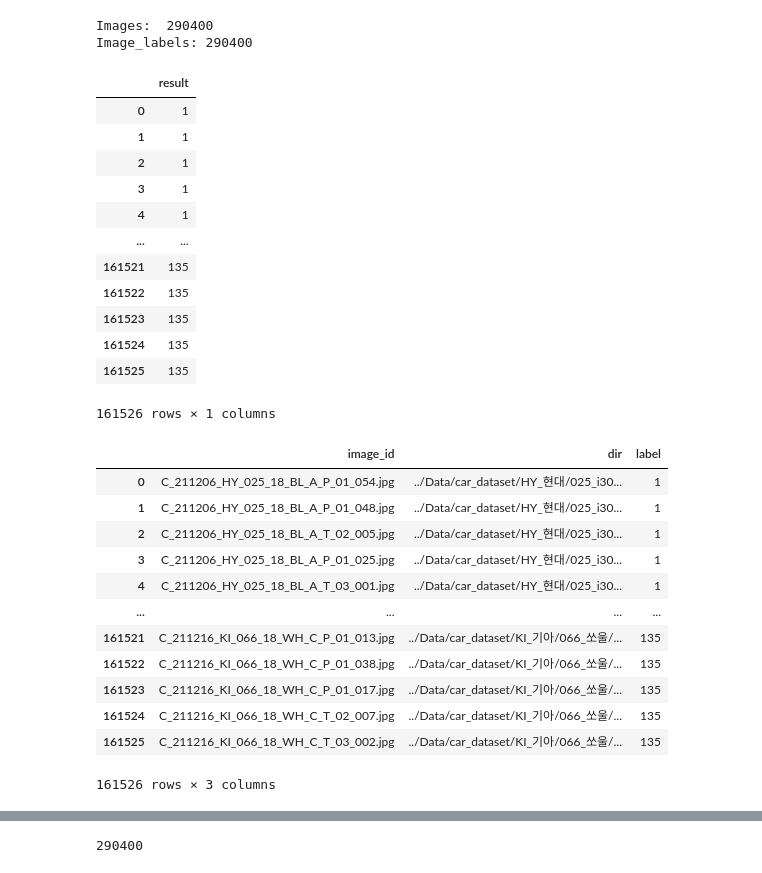
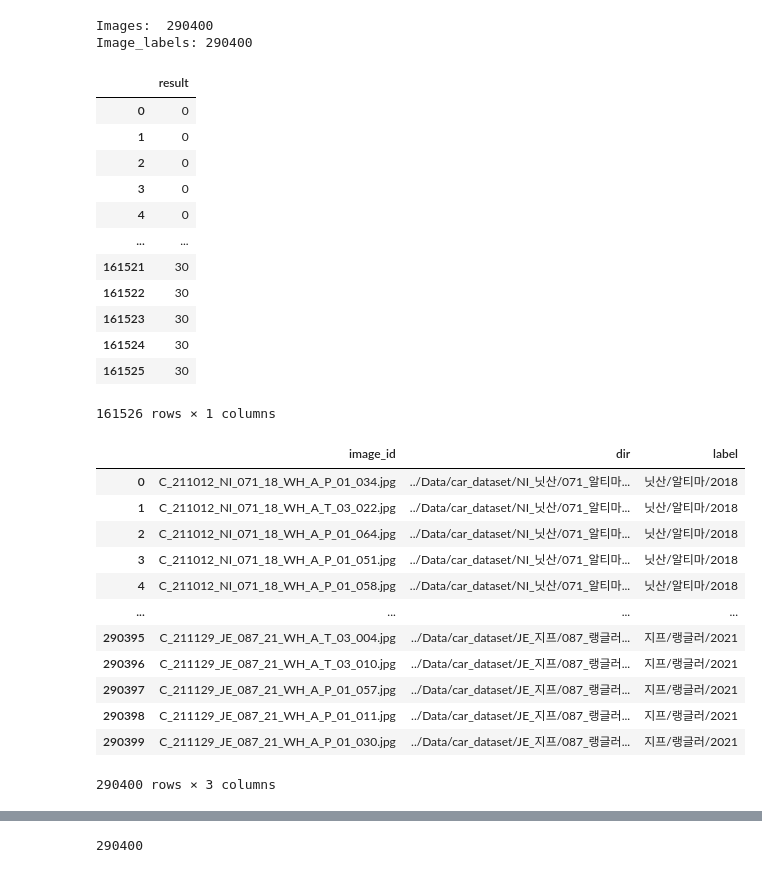
Before and after one commit to hojunking/efficientnet_pytorch, a Jupyter notebook: classification_train.ipynb, the cells around one changed output, grey strips where cells are left out. Saved outputs shown, nothing was run; the diff lists cells and outputs as text; code cells hidden in the pictures.

Commit message:
delete_weak_datas

```diff
--- a/classification_train.ipynb
+++ b/classification_train.ipynb
@@ -41,6 +41,7 @@ import wandb
 #path = '../Data/car_dataset_sample/'
 path1 = '../Data/car_dataset/HY_현대/'
 path2 = '../Data/car_dataset/KI_기아/'
+
 #path = '../../disk/data/car_dataset/'
 img_names = []
 img_labels = []
@@ -48,12 +49,12 @@ img_labels = []
 for folder, subfolders, filenames in os.walk(path1):
     for img in filenames:
         img_names.append(folder+'/'+img)
-        img_labels.append(img[9:18])
+        img_labels.append(img[9:15])
 
 for folder, subfolders, filenames in os.walk(path2):
     for img in filenames:
         img_names.append(folder+'/'+img)
-        img_labels.append(img[9:18])
+        img_labels.append(img[9:15])
 
 
 print('Images: ',len(img_names))
@@ -96,36 +97,44 @@ new_cat = pd.DataFrame(le_encoded, columns = ['result'])
 new_cat
 # %% [output]
 |  | result |
-| 0 | 1 |
-| 1 | 1 |
-| 2 | 1 |
-| 3 | 1 |
-| 4 | 1 |
+| 0 | 0 |
+| 1 | 0 |
+| 2 | 0 |
+| 3 | 0 |
+| 4 | 0 |
 | ... | ... |
-| 161521 | 135 |
-| 161522 | 135 |
-| 161523 | 135 |
-| 161524 | 135 |
-| 161525 | 135 |
+| 161521 | 30 |
+| 161522 | 30 |
+| 161523 | 30 |
+| 161524 | 30 |
+| 161525 | 30 |
 161526 rows × 1 columns
 # %%
 trn_df = pd.DataFrame(img_names, columns=['image_id'])
 trn_df['dir'] = trn_df['image_id'].apply(lambda x: os.path.dirname(x))
 trn_df['image_id'] = trn_df['image_id'].apply(lambda x: os.path.basename(x))
-trn_df['label'] = new_cat
+#trn_df['label'] = img_labels
+
+label_value = []
+for i, di in enumerate(train['dir']):
+    dir_l = di[23:-7].split('_')
+    dir_v = dir_l[0][:-3] + dir_l[1]
+    label_value.append(dir_v)
+
+trn_df['label'] = label_value
 train = trn_df
 train
 # %% [output]
 |  | image_id | dir | label |
-| 0 | C_211206_HY_025_18_BL_A_P_01_054.jpg | ../Data/car_dataset/HY_현대/025_i30... | 1 |
-| 1 | C_211206_HY_025_18_BL_A_P_01_048.jpg | ../Data/car_dataset/HY_현대/025_i30... | 1 |
-| 2 | C_211206_HY_025_18_BL_A_T_02_005.jpg | ../Data/car_dataset/HY_현대/025_i30... | 1 |
-| 3 | C_211206_HY_025_18_BL_A_P_01_025.jpg | ../Data/car_dataset/HY_현대/025_i30... | 1 |
-| 4 | C_211206_HY_025_18_BL_A_T_03_001.jpg | ../Data/car_dataset/HY_현대/025_i30... | 1 |
+| 0 | C_211012_NI_071_18_WH_A_P_01_034.jpg | ../Data/car_dataset/NI_닛산/071_알티마... | 닛산/알티마/2018 |
+| 1 | C_211012_NI_071_18_WH_A_T_03_022.jpg | ../Data/car_dataset/NI_닛산/071_알티마... | 닛산/알티마/2018 |
+| 2 | C_211012_NI_071_18_WH_A_P_01_064.jpg | ../Data/car_dataset/NI_닛산/071_알티마... | 닛산/알티마/2018 |
+| 3 | C_211012_NI_071_18_WH_A_P_01_051.jpg | ../Data/car_dataset/NI_닛산/071_알티마... | 닛산/알티마/2018 |
+| 4 | C_211012_NI_071_18_WH_A_P_01_058.jpg | ../Data/car_dataset/NI_닛산/071_알티마... | 닛산/알티마/2018 |
 | ... | ... | ... | ... |
-| 161521 | C_211216_KI_066_18_WH_C_P_01_013.jpg | ../Data/car_dataset/KI_기아/066_쏘울/... | 135 |
-| 161522 | C_211216_KI_066_18_WH_C_P_01_038.jpg | ../Data/car_dataset/KI_기아/066_쏘울/... | 135 |
-| 161523 | C_211216_KI_066_18_WH_C_P_01_017.jpg | ../Data/car_dataset/KI_기아/066_쏘울/... | 135 |
-| 161524 | C_211216_KI_066_18_WH_C_T_02_007.jpg | ../Data/car_dataset/KI_기아/066_쏘울/... | 135 |
-| 161525 | C_211216_KI_066_18_WH_C_T_03_002.jpg | ../Data/car_dataset/KI_기아/066_쏘울/... | 135 |
+| 290395 | C_211129_JE_087_21_WH_A_T_03_004.jpg | ../Data/car_dataset/JE_지프/087_랭글러... | 지프/랭글러/2021 |
+| 290396 | C_211129_JE_087_21_WH_A_T_03_010.jpg | ../Data/car_dataset/JE_지프/087_랭글러... | 지프/랭글러/2021 |
+| 290397 | C_211129_JE_087_21_WH_A_P_01_057.jpg | ../Data/car_dataset/JE_지프/087_랭글러... | 지프/랭글러/2021 |
+| 290398 | C_211129_JE_087_21_WH_A_P_01_011.jpg | ../Data/car_dataset/JE_지프/087_랭글러... | 지프/랭글러/2021 |
+| 290399 | C_211129_JE_087_21_WH_A_P_01_030.jpg | ../Data/car_dataset/JE_지프/087_랭글러... | 지프/랭글러/2021 |
-161526 rows × 3 columns
+290400 rows × 3 columns
```
Also changed, not shown: parts of 7 cells of this notebook, 1 other file.
